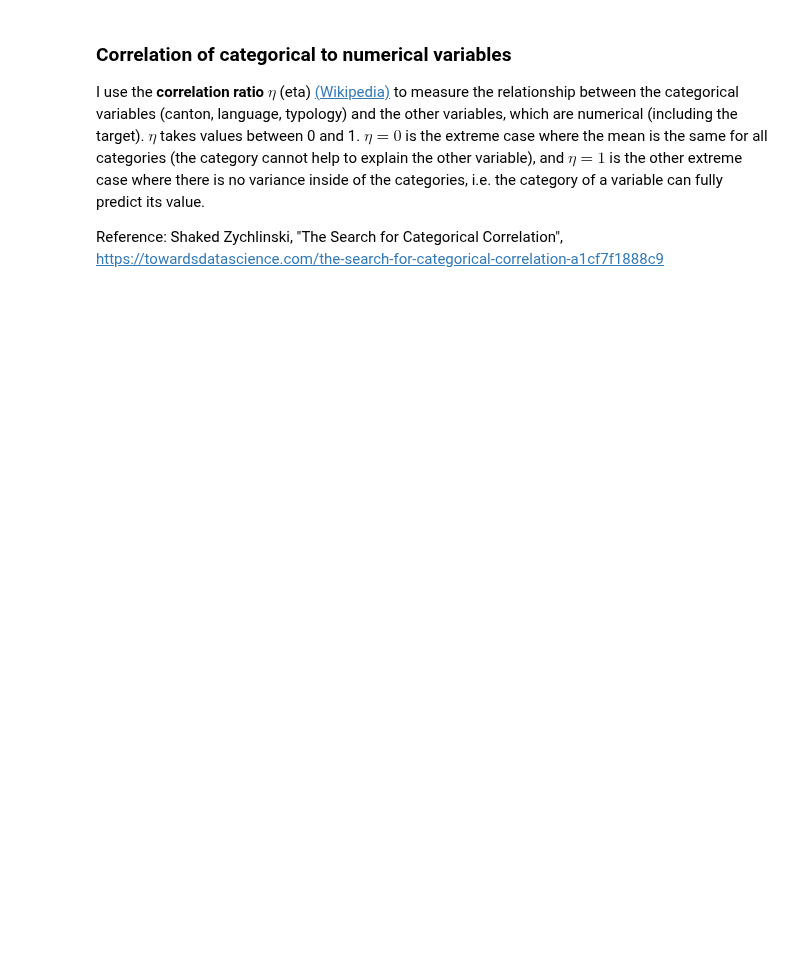
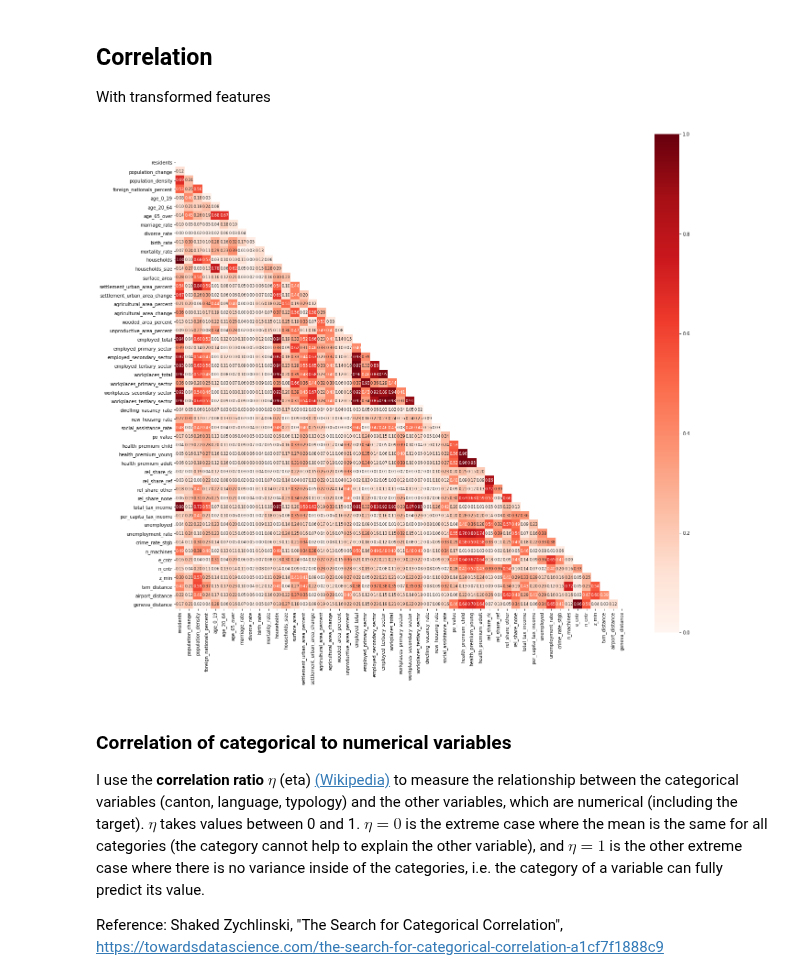
Before and after one commit to jschrein/epfl-exts-adsml-capstone-project, a Jupyter notebook: Exploratory Data Analysis.ipynb, the cells around one changed output. Saved outputs shown, nothing was run; the diff lists cells and outputs as text; code cells hidden in the pictures; blank space fills up the shorter version.

```diff
--- a/Exploratory Data Analysis.ipynb
+++ b/Exploratory Data Analysis.ipynb
@@ -15,3 +67,18 @@ df.drop(columns=vote_share_cols, inplace=True)
+# %% [markdown]
+## Correlation
+With transformed features
+# %%
+df2 = df.drop(columns=categorical_features)
+pt = PowerTransformer()
+for col in skewed_features:
+    df2[col] = pt.fit_transform(df2[col].values.reshape(-1, 1))
+corr = np.abs(df2.corr())
+
+plt.figure(figsize = (22,20))
+sns.heatmap(corr, annot = True, fmt = '.2f',
+            square=True, vmin = 0, vmax = 1, cmap= 'Reds', mask = np.triu(corr), annot_kws = {"fontsize":"small"});
+# %% [output]
+[figure, added]
 # %% [markdown]
 ### Correlation of categorical to numerical variables
 I use the **correlation ratio** $\eta$ (eta) [(Wikipedia)](https://en.wikipedia.org/wiki/Correlation_ratio) to measure the relationship between the categorical variables (canton, language, typology) and the other variables, which are numerical (including the target). $\eta$ takes values between 0 and 1. $\eta = 0$ is the extreme case where the mean is the same for all categories (the category cannot help to explain the other variable), and $\eta = 1$ is the other extreme case where there is no variance inside of the categories, i.e. the category of a variable can fully predict its value.
```
Also changed, not shown: parts of 9 cells of this notebook, 3 other files.
